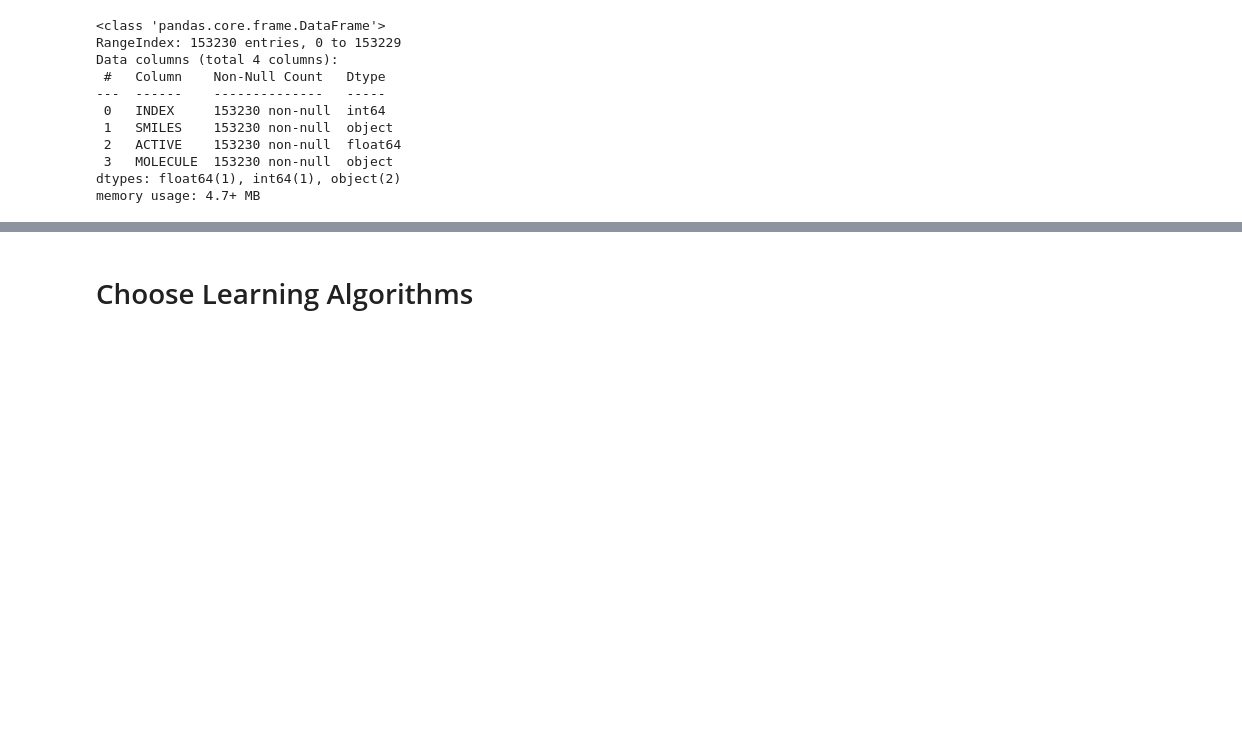
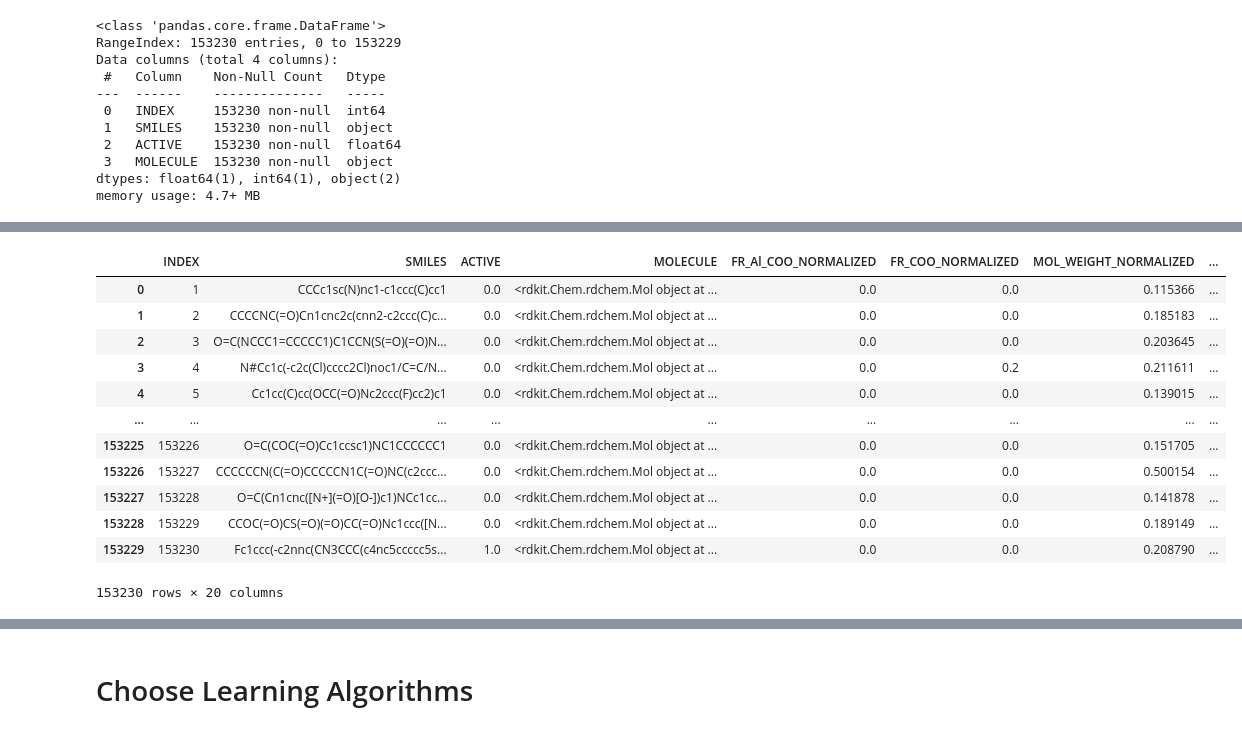
Before and after one commit to dengty1998/Programming-for-DS, a Jupyter notebook: Final_project/Project.ipynb, the cells around one changed output, grey strips where cells are left out. Cells and saved outputs as stored; diff of their text form; code cells hidden in the pictures; blank space fills up the shorter version.

```diff
--- a/Final_project/Project.ipynb
+++ b/Final_project/Project.ipynb
@@ -228,0 +369,25 @@ train_df.describe()
+# %%
+from scipy.stats import pointbiserialr
+
+# Convert 'ACTIVE' column to numeric (0 or 1)
+train_df_md['ACTIVE_NUMERIC'] = train_df_md['ACTIVE'].astype(int)
+
+# Create a DataFrame with the specified normalized features and the target variable
+normalized_features_and_target = train_df_md[normalized_features_to_evaluate + ['ACTIVE_NUMERIC']]
+
+# Calculate Point-Biserial Correlation for each normalized feature
+point_biserial_corr = normalized_features_and_target.apply(lambda x: pointbiserialr(x, normalized_features_and_target['ACTIVE_NUMERIC']).correlation).sort_values(ascending=False)
+
+# Display the Point-Biserial Correlation results for normalized features
+print("Point-Biserial Correlation for the specified normalized features:")
+print(point_biserial_corr)
+
+correlation_upper_threshold_4 = 0.01
+correlation_lower_threshold_4 = - 0.01
+
+columns_to_drop_4 = spearman_corr[
+    (spearman_corr < correlation_upper_threshold_4) &
+    (spearman_corr > correlation_lower_threshold_4)
+].index
+
+print(columns_to_drop_4)
@@ -228,0 +412,13 @@ train_df.describe()
+# %%
+columns_to_drop = (
+    columns_to_drop_1
+    .intersection(columns_to_drop_2)
+    .intersection(columns_to_drop_3)
+    .intersection(columns_to_drop_4)
+)
+print(columns_to_drop)
+
+train_df_md = train_df_md.drop(columns=columns_to_drop)
+train_df_md.drop(columns='ACTIVE_NUMERIC', inplace=True)
+
+train_df_md.info()
@@ -228,0 +443,16 @@ train_df.describe()
+# %%
+train_df_md
+# %% [output]
+|  | INDEX | SMILES | ACTIVE | MOLECULE | FR_Al_COO_NORMALIZED | FR_COO_NORMALIZED | MOL_WEIGHT_NORMALIZED | ... |
+| 0 | 1 | CCCc1sc(N)nc1-c1ccc(C)cc1 | 0.0 | <rdkit.Chem.rdchem.Mol object at ... | 0.0 | 0.0 | 0.115366 | ... |
+| 1 | 2 | CCCCNC(=O)Cn1cnc2c(cnn2-c2ccc(C)c... | 0.0 | <rdkit.Chem.rdchem.Mol object at ... | 0.0 | 0.0 | 0.185183 | ... |
+| 2 | 3 | O=C(NCCC1=CCCCC1)C1CCN(S(=O)(=O)N... | 0.0 | <rdkit.Chem.rdchem.Mol object at ... | 0.0 | 0.0 | 0.203645 | ... |
+| 3 | 4 | N#Cc1c(-c2c(Cl)cccc2Cl)noc1/C=C/N... | 0.0 | <rdkit.Chem.rdchem.Mol object at ... | 0.0 | 0.2 | 0.211611 | ... |
+| 4 | 5 | Cc1cc(C)cc(OCC(=O)Nc2ccc(F)cc2)c1 | 0.0 | <rdkit.Chem.rdchem.Mol object at ... | 0.0 | 0.0 | 0.139015 | ... |
+| ... | ... | ... | ... | ... | ... | ... | ... | ... |
+| 153225 | 153226 | O=C(COC(=O)Cc1ccsc1)NC1CCCCCC1 | 0.0 | <rdkit.Chem.rdchem.Mol object at ... | 0.0 | 0.0 | 0.151705 | ... |
+| 153226 | 153227 | CCCCCCN(C(=O)CCCCCN1C(=O)NC(c2ccc... | 0.0 | <rdkit.Chem.rdchem.Mol object at ... | 0.0 | 0.0 | 0.500154 | ... |
+| 153227 | 153228 | O=C(Cn1cnc([N+](=O)[O-])c1)NCc1cc... | 0.0 | <rdkit.Chem.rdchem.Mol object at ... | 0.0 | 0.0 | 0.141878 | ... |
+| 153228 | 153229 | CCOC(=O)CS(=O)(=O)CC(=O)Nc1ccc([N... | 0.0 | <rdkit.Chem.rdchem.Mol object at ... | 0.0 | 0.0 | 0.189149 | ... |
+| 153229 | 153230 | Fc1ccc(-c2nnc(CN3CCC(c4nc5ccccc5s... | 1.0 | <rdkit.Chem.rdchem.Mol object at ... | 0.0 | 0.0 | 0.208790 | ... |
+153230 rows × 20 columns
```
Also changed, not shown: parts of 129 cells of this notebook.
